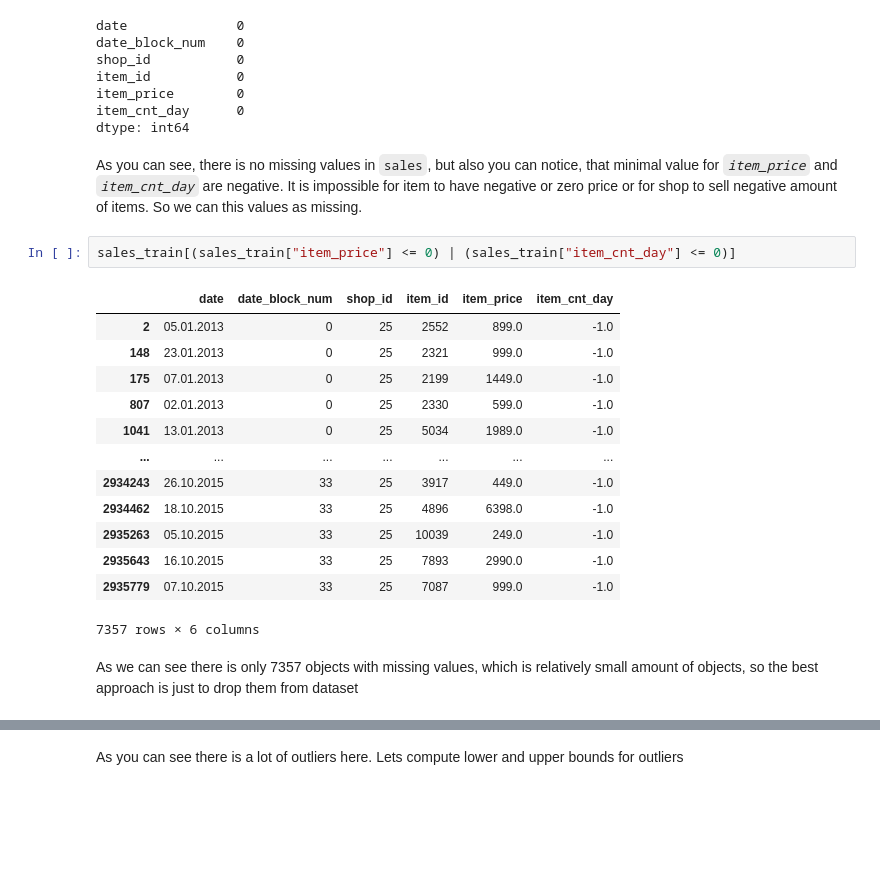
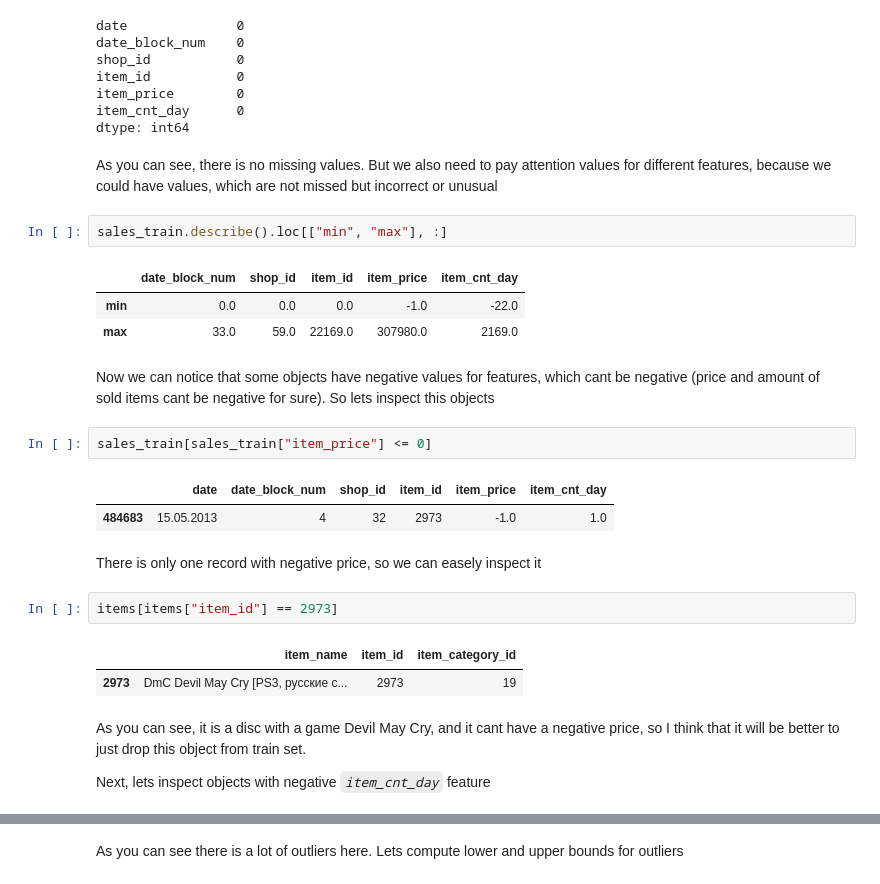
Before and after one commit to awkwarrd/ds-project-milad-almasri, a Jupyter notebook: dqc.ipynb, the cells around one changed output, grey strips where cells are left out. Cells and saved outputs as stored; diff of their text form; blank space fills up the shorter version.

```diff
--- a/dqc.ipynb
+++ b/dqc.ipynb
@@ -266,23 +254,29 @@ item_id           0
 item_price        0
 item_cnt_day      0
 dtype: int64
-# %% [markdown]
-As you can see, there is no missing values in `sales`, but also you can notice, that minimal value for _`item_price`_ and _`item_cnt_day`_ are negative. It is impossible for item to have negative or zero price or for shop to sell negative amount of items. So we can this values as missing.
+# %% [markdown]
+As you can see, there is no missing values. But we also need to pay attention values for different features, because we could have values, which are not missed but incorrect or unusual
+# %%
+sales_train.describe().loc[["min", "max"], :]
+# %% [output]
+|  | date_block_num | shop_id | item_id | item_price | item_cnt_day |
+| min | 0.0 | 0.0 | 0.0 | -1.0 | -22.0 |
+| max | 33.0 | 59.0 | 22169.0 | 307980.0 | 2169.0 |
+# %% [markdown]
+Now we can notice that some objects have negative values for features, which cant be negative (price and amount of sold items cant be negative for sure). So lets inspect this objects
 # %%
-sales_train[(sales_train["item_price"] <= 0) | (sales_train["item_cnt_day"] <= 0)]
+sales_train[sales_train["item_price"] <= 0]
 # %% [output]
 |  | date | date_block_num | shop_id | item_id | item_price | item_cnt_day |
-| 2 | 05.01.2013 | 0 | 25 | 2552 | 899.0 | -1.0 |
-| 148 | 23.01.2013 | 0 | 25 | 2321 | 999.0 | -1.0 |
-| 175 | 07.01.2013 | 0 | 25 | 2199 | 1449.0 | -1.0 |
-| 807 | 02.01.2013 | 0 | 25 | 2330 | 599.0 | -1.0 |
-| 1041 | 13.01.2013 | 0 | 25 | 5034 | 1989.0 | -1.0 |
-| ... | ... | ... | ... | ... | ... | ... |
-| 2934243 | 26.10.2015 | 33 | 25 | 3917 | 449.0 | -1.0 |
-| 2934462 | 18.10.2015 | 33 | 25 | 4896 | 6398.0 | -1.0 |
-| 2935263 | 05.10.2015 | 33 | 25 | 10039 | 249.0 | -1.0 |
-| 2935643 | 16.10.2015 | 33 | 25 | 7893 | 2990.0 | -1.0 |
-| 2935779 | 07.10.2015 | 33 | 25 | 7087 | 999.0 | -1.0 |
+| 484683 | 15.05.2013 | 4 | 32 | 2973 | -1.0 | 1.0 |
-7357 rows × 6 columns
-# %% [markdown]
-As we can see there is only 7357 objects with missing values, which is relatively small amount of objects, so the best approach is just to drop them from dataset
+# %% [markdown]
+There is only one record with negative price, so we can easely inspect it
+# %%
+items[items["item_id"] == 2973]
+# %% [output]
+|  | item_name | item_id | item_category_id |
+| 2973 | DmC Devil May Cry [PS3, русские с... | 2973 | 19 |
+# %% [markdown]
+As you can see, it is a disc with a game Devil May Cry, and it cant have a negative price, so I think that it will be better to just drop this object from train set.
+
+Next, lets inspect objects with negative _`item_cnt_day`_ feature
```
Also changed, not shown: parts of 22 cells of this notebook.
